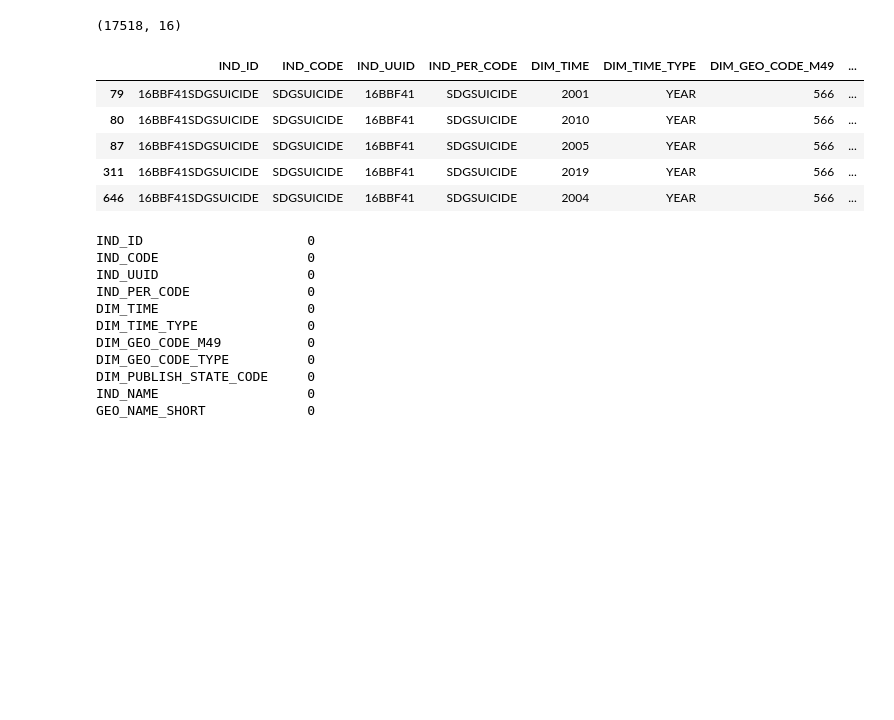
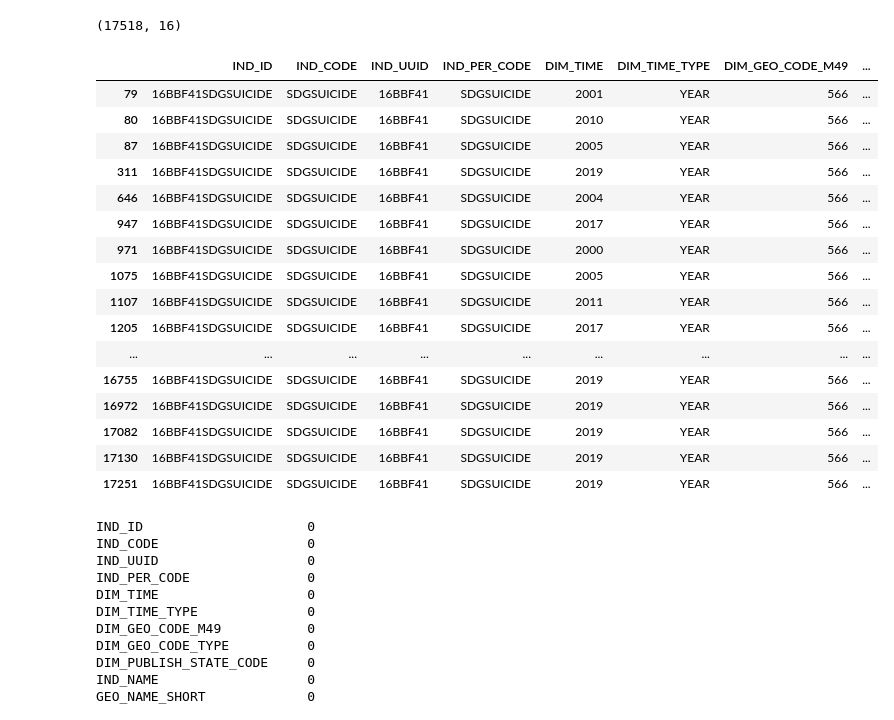
Before and after one commit to telehealthcareai/suicide-nigeria, a Jupyter notebook: DASHBOARD/explore/who_suicide.ipynb, the cells around one changed output. Drawn from its saved outputs; the diff is of its cells as text; code cells hidden in the pictures; blank space fills up the shorter version.

Commit message:
update who_suicide

```diff
--- a/DASHBOARD/explore/who_suicide.ipynb
+++ b/DASHBOARD/explore/who_suicide.ipynb
@@ -38,16 +38,30 @@ dtype: int64
 data.shape
 # %% [output]
 (17518, 16)
+# %%
+pd.set_option('display.max_columns', None)  # Show all columns
+pd.set_option('display.max_rows', None)
 # %%
 Nigerian_suicide_cases = data[data["GEO_NAME_SHORT"] == "Nigeria"]
-Nigerian_suicide_cases.head()
+Nigerian_suicide_cases
 # %% [output]
 |  | IND_ID | IND_CODE | IND_UUID | IND_PER_CODE | DIM_TIME | DIM_TIME_TYPE | DIM_GEO_CODE_M49 | ... |
 | 79 | 16BBF41SDGSUICIDE | SDGSUICIDE | 16BBF41 | SDGSUICIDE | 2001 | YEAR | 566 | ... |
 | 80 | 16BBF41SDGSUICIDE | SDGSUICIDE | 16BBF41 | SDGSUICIDE | 2010 | YEAR | 566 | ... |
 | 87 | 16BBF41SDGSUICIDE | SDGSUICIDE | 16BBF41 | SDGSUICIDE | 2005 | YEAR | 566 | ... |
 | 311 | 16BBF41SDGSUICIDE | SDGSUICIDE | 16BBF41 | SDGSUICIDE | 2019 | YEAR | 566 | ... |
 | 646 | 16BBF41SDGSUICIDE | SDGSUICIDE | 16BBF41 | SDGSUICIDE | 2004 | YEAR | 566 | ... |
+| 947 | 16BBF41SDGSUICIDE | SDGSUICIDE | 16BBF41 | SDGSUICIDE | 2017 | YEAR | 566 | ... |
+| 971 | 16BBF41SDGSUICIDE | SDGSUICIDE | 16BBF41 | SDGSUICIDE | 2000 | YEAR | 566 | ... |
+| 1075 | 16BBF41SDGSUICIDE | SDGSUICIDE | 16BBF41 | SDGSUICIDE | 2005 | YEAR | 566 | ... |
+| 1107 | 16BBF41SDGSUICIDE | SDGSUICIDE | 16BBF41 | SDGSUICIDE | 2011 | YEAR | 566 | ... |
+| 1205 | 16BBF41SDGSUICIDE | SDGSUICIDE | 16BBF41 | SDGSUICIDE | 2017 | YEAR | 566 | ... |
+| ... | ... | ... | ... | ... | ... | ... | ... | ... |
+| 16755 | 16BBF41SDGSUICIDE | SDGSUICIDE | 16BBF41 | SDGSUICIDE | 2019 | YEAR | 566 | ... |
+| 16972 | 16BBF41SDGSUICIDE | SDGSUICIDE | 16BBF41 | SDGSUICIDE | 2019 | YEAR | 566 | ... |
+| 17082 | 16BBF41SDGSUICIDE | SDGSUICIDE | 16BBF41 | SDGSUICIDE | 2019 | YEAR | 566 | ... |
+| 17130 | 16BBF41SDGSUICIDE | SDGSUICIDE | 16BBF41 | SDGSUICIDE | 2019 | YEAR | 566 | ... |
+| 17251 | 16BBF41SDGSUICIDE | SDGSUICIDE | 16BBF41 | SDGSUICIDE | 2019 | YEAR | 566 | ... |
 # %%
 Nigerian_suicide_cases.isnull().sum()
 # %% [output]
```
Also changed, not shown: parts of 1 cell of this notebook, 36 other files.
